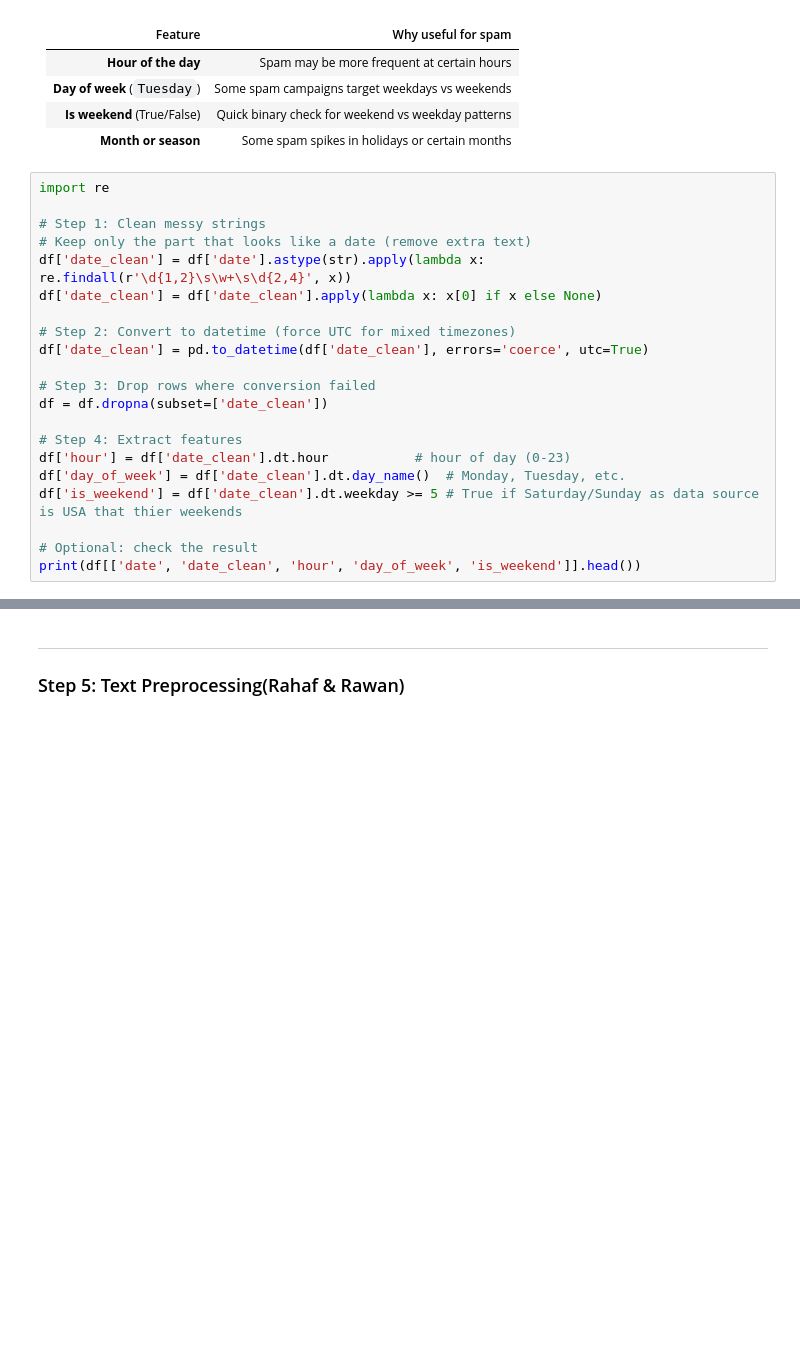
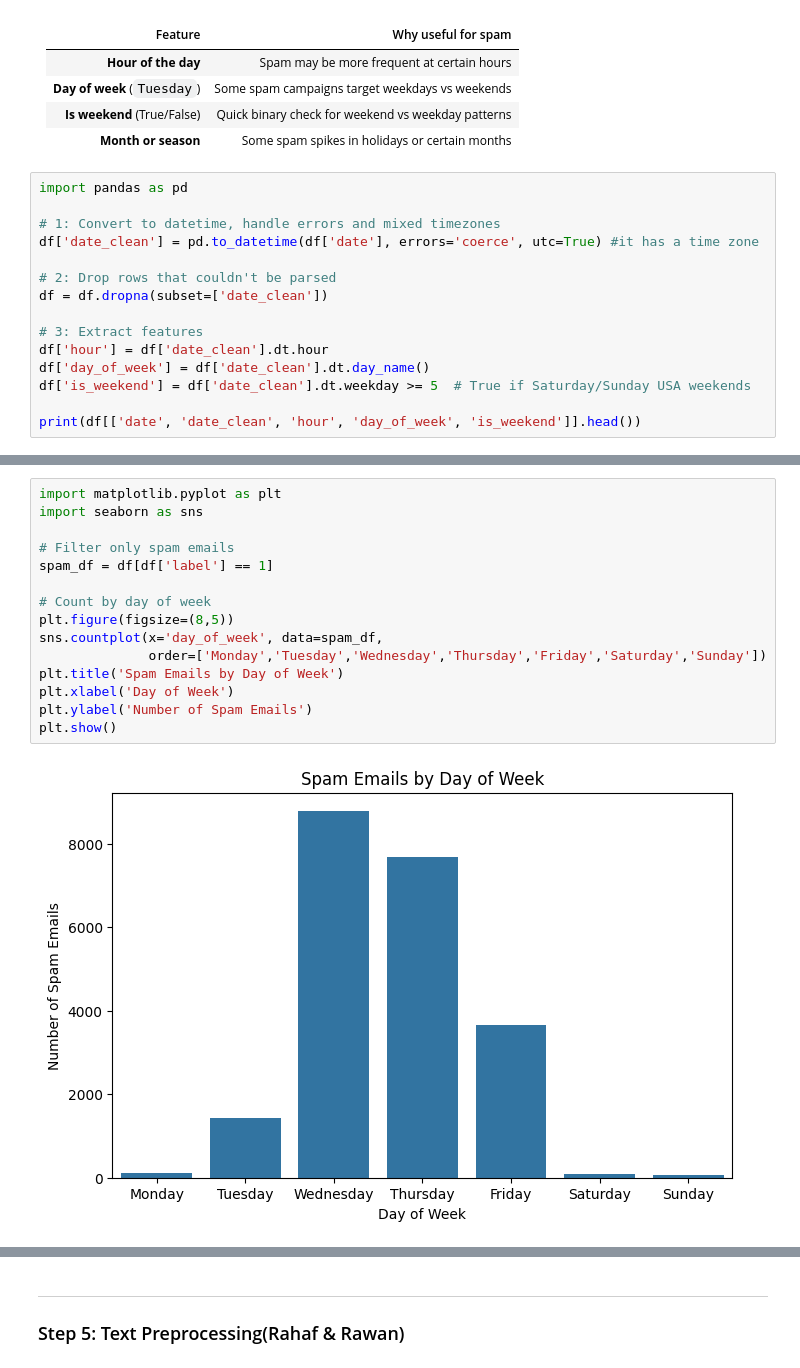
Before and after one commit to Renadyousef/SWE485-Project-Group1, a Jupyter notebook: Phase1_Data_Exploration.ipynb, the cells around one changed output, grey strips where cells are left out. Saved outputs shown, nothing was run; the diff lists cells and outputs as text; blank space fills up the shorter version.

```diff
--- a/Phase1_Data_Exploration.ipynb
+++ b/Phase1_Data_Exploration.ipynb
@@ -543,24 +543,18 @@ plt.show()
 | **Is weekend** (True/False)                | Quick binary check for weekend vs weekday patterns |
 | **Month or season**                        | Some spam spikes in holidays or certain months     |
 # %%
-import re
+import pandas as pd
 
-# Step 1: Clean messy strings
-# Keep only the part that looks like a date (remove extra text)
-df['date_clean'] = df['date'].astype(str).apply(lambda x: re.findall(r'\d{1,2}\s\w+\s\d{2,4}', x))
-df['date_clean'] = df['date_clean'].apply(lambda x: x[0] if x else None)
+# 1: Convert to datetime, handle errors and mixed timezones
+df['date_clean'] = pd.to_datetime(df['date'], errors='coerce', utc=True) #it has a time zone
 
-# Step 2: Convert to datetime (force UTC for mixed timezones)
-df['date_clean'] = pd.to_datetime(df['date_clean'], errors='coerce', utc=True)
-
-# Step 3: Drop rows where conversion failed
+# 2: Drop rows that couldn't be parsed
 df = df.dropna(subset=['date_clean'])
 
-# Step 4: Extract features
-df['hour'] = df['date_clean'].dt.hour           # hour of day (0-23)
-df['day_of_week'] = df['date_clean'].dt.day_name()  # Monday, Tuesday, etc.
-df['is_weekend'] = df['date_clean'].dt.weekday >= 5 # True if Saturday/Sunday as data source is USA that thier weekends
+# 3: Extract features
+df['hour'] = df['date_clean'].dt.hour
+df['day_of_week'] = df['date_clean'].dt.day_name()
+df['is_weekend'] = df['date_clean'].dt.weekday >= 5  # True if Saturday/Sunday USA weekends
 
-# Optional: check the result
 print(df[['date', 'date_clean', 'hour', 'day_of_week', 'is_weekend']].head())
 # %% [output]
@@ -569,0 +574,17 @@ Index: []
+# %%
+import matplotlib.pyplot as plt
+import seaborn as sns
+
+# Filter only spam emails
+spam_df = df[df['label'] == 1]
+
+# Count by day of week
+plt.figure(figsize=(8,5))
+sns.countplot(x='day_of_week', data=spam_df,
+              order=['Monday','Tuesday','Wednesday','Thursday','Friday','Saturday','Sunday'])
+plt.title('Spam Emails by Day of Week')
+plt.xlabel('Day of Week')
+plt.ylabel('Number of Spam Emails')
+plt.show()
+# %% [output]
+[figure, added]
```
Also changed, not shown: parts of 7 cells of this notebook.
